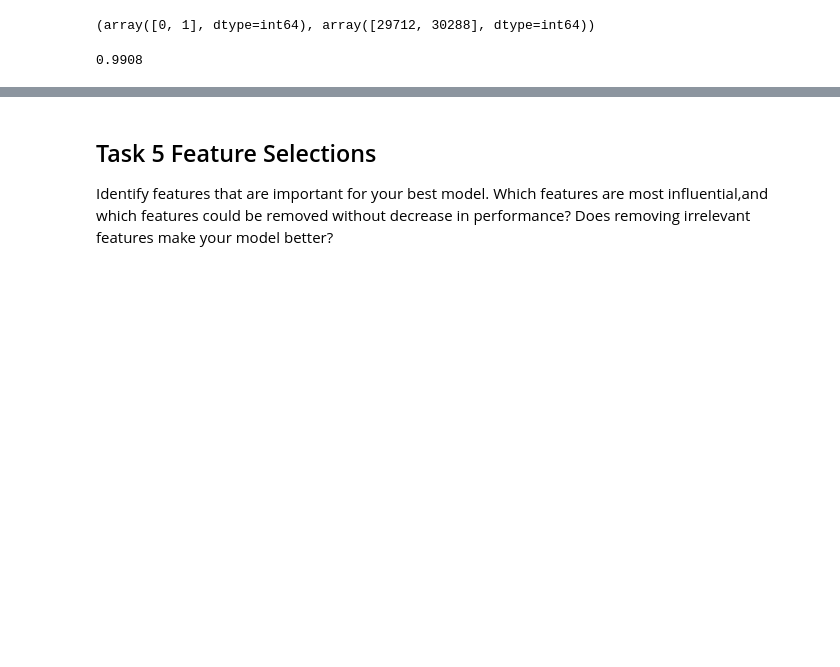
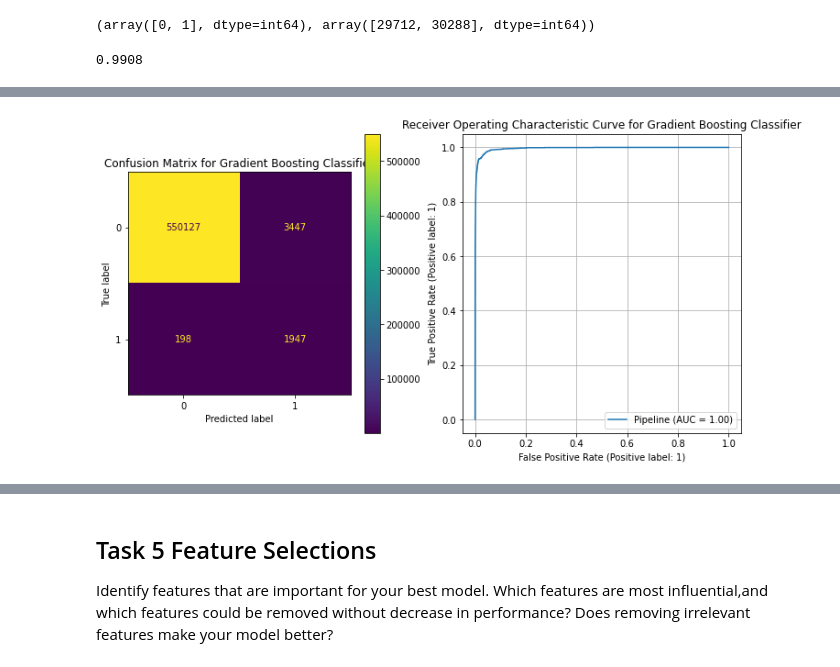
Before and after one commit to Matt88Ac/AdvancedML_Assignment2, a Jupyter notebook: Advanced Machine Learning - HW #2.ipynb, the cells around one changed output, grey strips where cells are left out. Cells and saved outputs as stored; diff of their text form; code cells hidden in the pictures; blank space fills up the shorter version.

```diff
--- a/Advanced Machine Learning - HW #2.ipynb
+++ b/Advanced Machine Learning - HW #2.ipynb
@@ -1300,0 +1339,12 @@ KeyboardInterrupt:
+# %%
+plt.figure(figsize=(12, 6))
+plt.subplot(1, 2, 1)
+plt.title('Confusion Matrix for Gradient Boosting Classifier')
+plot_confusion_matrix(model, x_test, y_test, ax=plt.gca())
+plt.subplot(1, 2, 2)
+plt.grid()
+plt.title('Receiver Operating Characteristic Curve for Gradient Boosting Classifier')
+plot_roc_curve(model, x_test, y_test, ax=plt.gca())
+plt.show()
+# %% [output]
+[figure, added]
```
Also changed, not shown: parts of 18 cells of this notebook.
